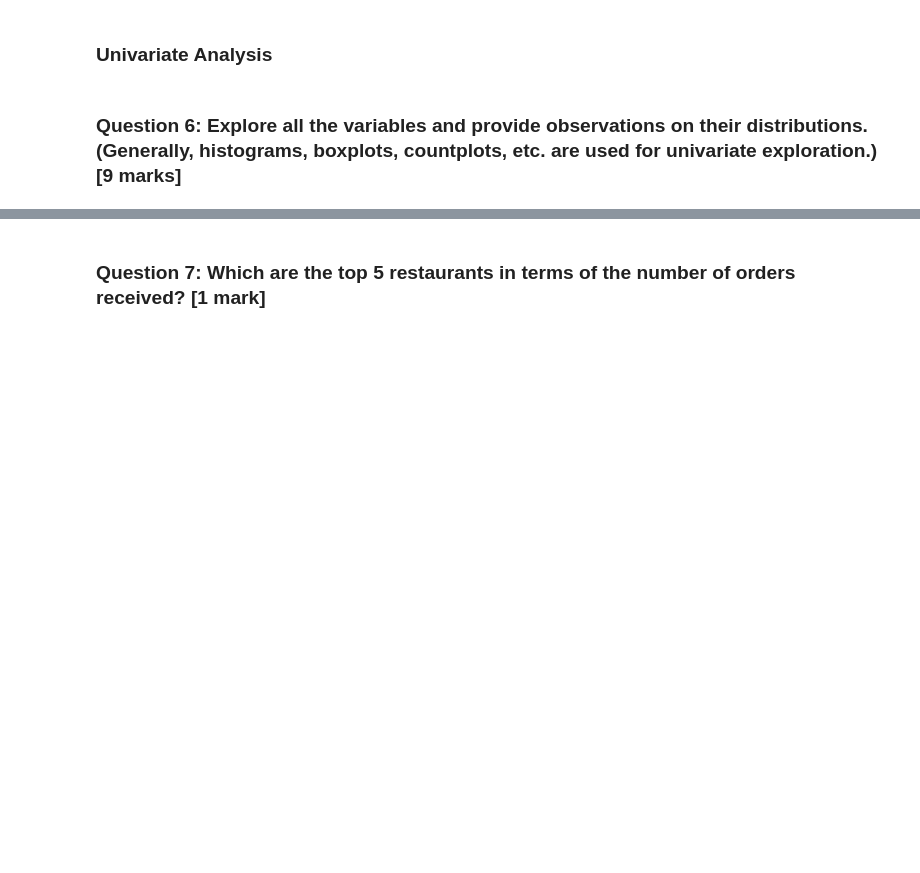
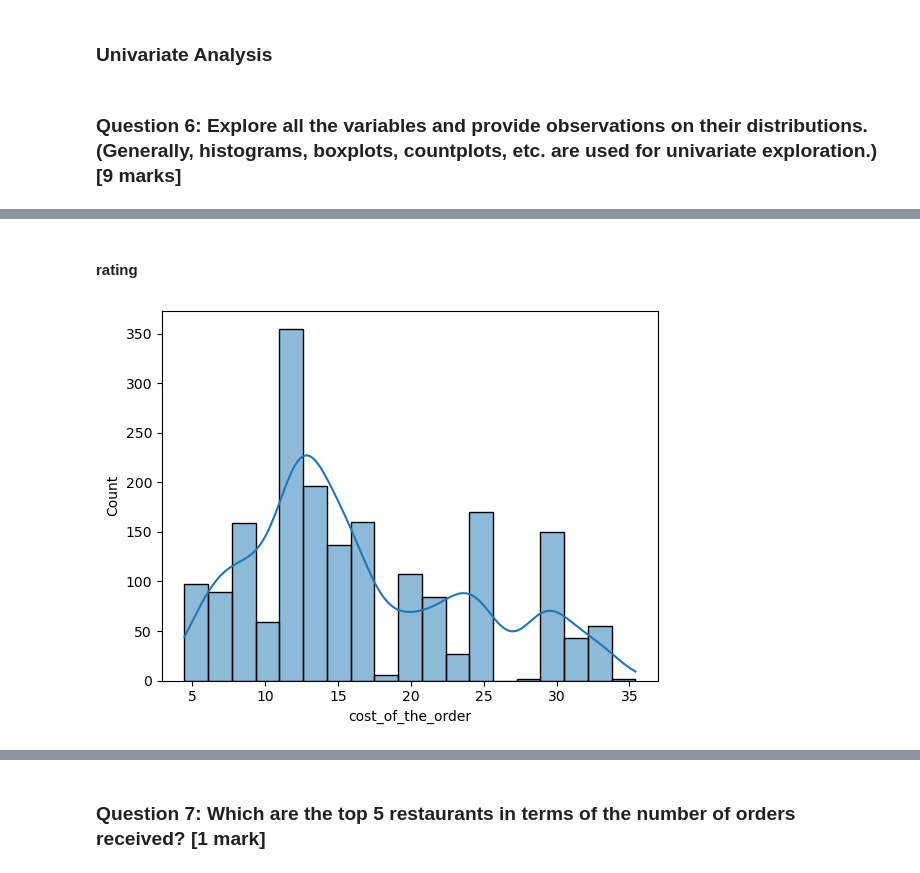
Before and after one commit to cmurray4492/PythonProjects, a Jupyter notebook: UT_Austin/Python_Foundations/Foundations_Project/CDM_Learner_Notebook_Full_Code.ipynb, the cells around one changed output, grey strips where cells are left out. Cells and saved outputs as stored; diff of their text form; code cells hidden in the pictures; blank space fills up the shorter version.

```diff
--- a/UT_Austin/Python_Foundations/Foundations_Project/CDM_Learner_Notebook_Full_Code.ipynb
+++ b/UT_Austin/Python_Foundations/Foundations_Project/CDM_Learner_Notebook_Full_Code.ipynb
@@ -223,0 +247,6 @@ working_data.describe().T
+# %% [markdown]
+#### rating
+# %%
+sns.histplot(data=working_data['cost_of_the_order'], kde=True);
+# %% [output]
+[figure, added]
```
Also changed, not shown: parts of 72 cells of this notebook.
